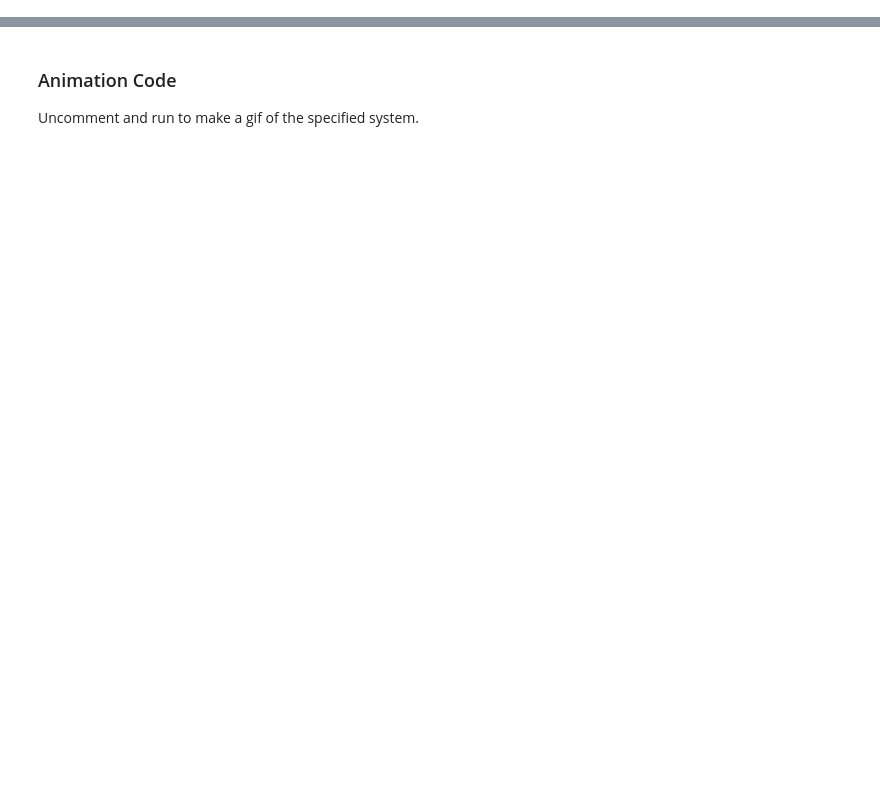
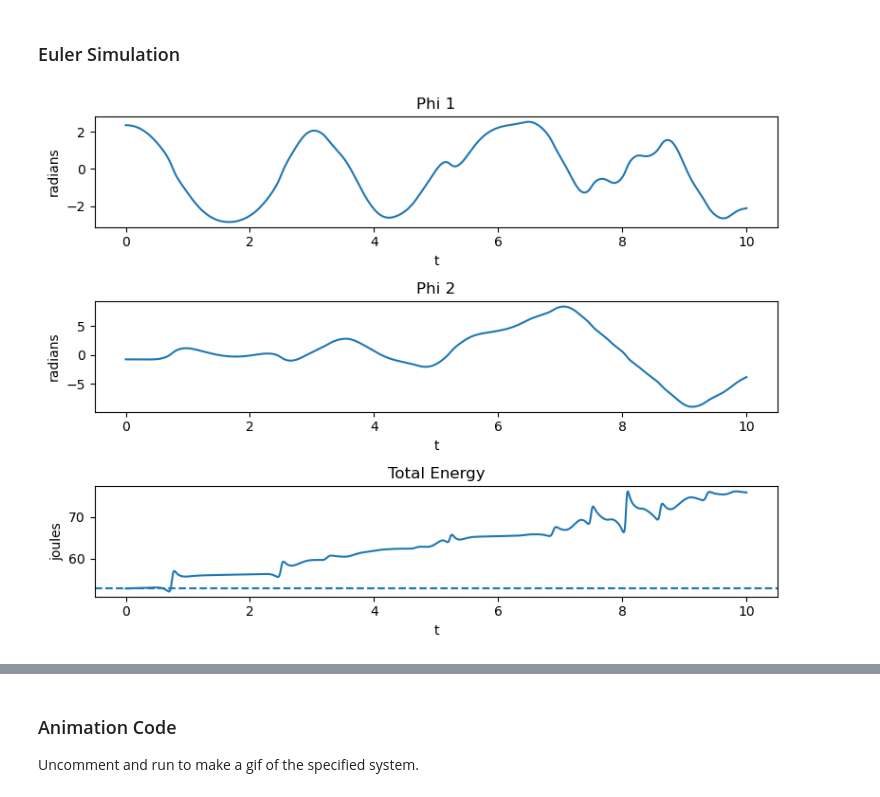
Before and after one commit to wutmeownow/cnu-double-pendulum, a Jupyter notebook: double_pendulum_ML.ipynb, the cells around one changed output, grey strips where cells are left out. Saved outputs shown, nothing was run; the diff lists cells and outputs as text; code cells hidden in the pictures; blank space fills up the shorter version.

```diff
--- a/double_pendulum_ML.ipynb
+++ b/double_pendulum_ML.ipynb
@@ -195,0 +241,6 @@ As seen in the plots, this is an incredibly chaotic system. I've also done an an
+# %% [markdown]
+### Euler Simulation
+# %%
+E_EU = do_Euler()
+# %% [output]
+[figure, added]
```
Also changed, not shown: parts of 34 cells of this notebook.
